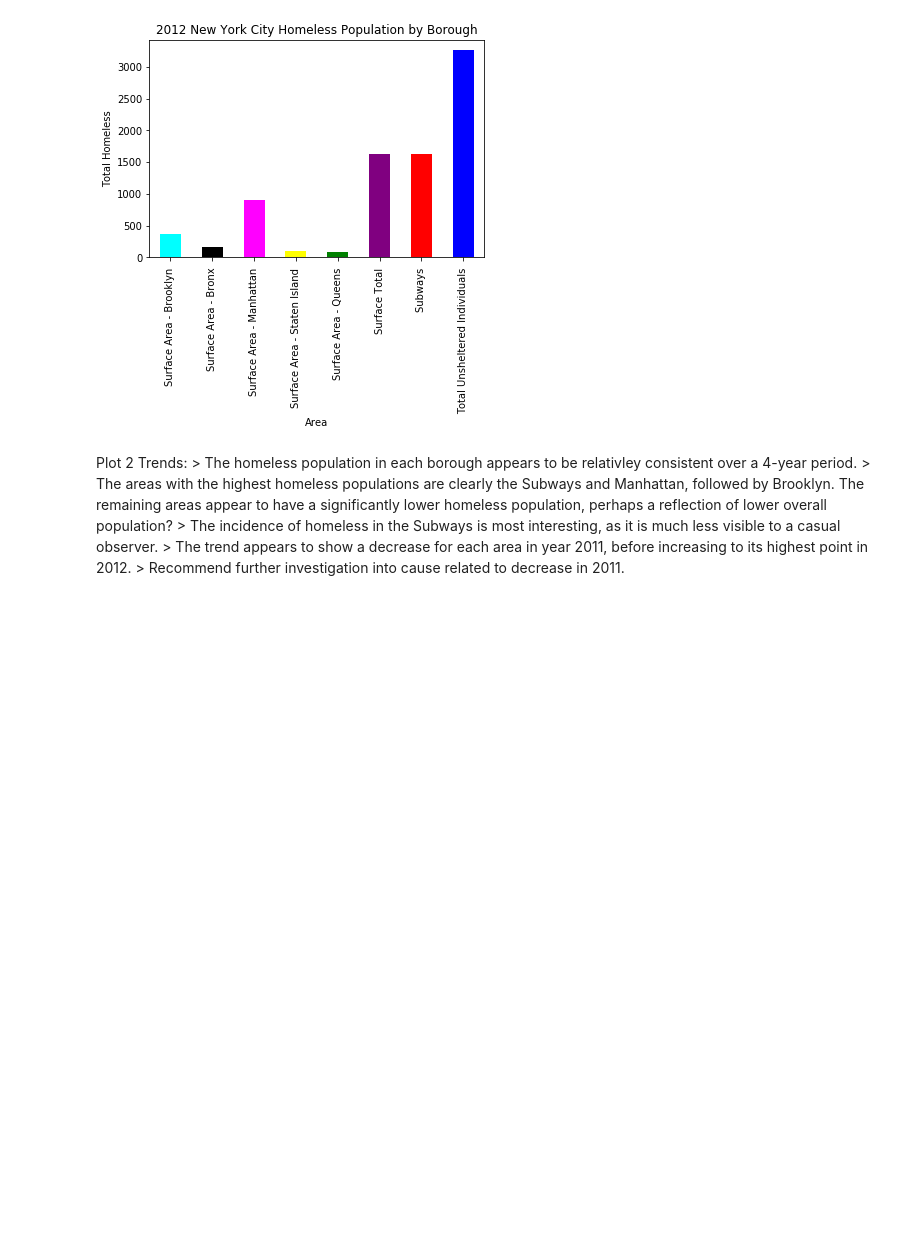
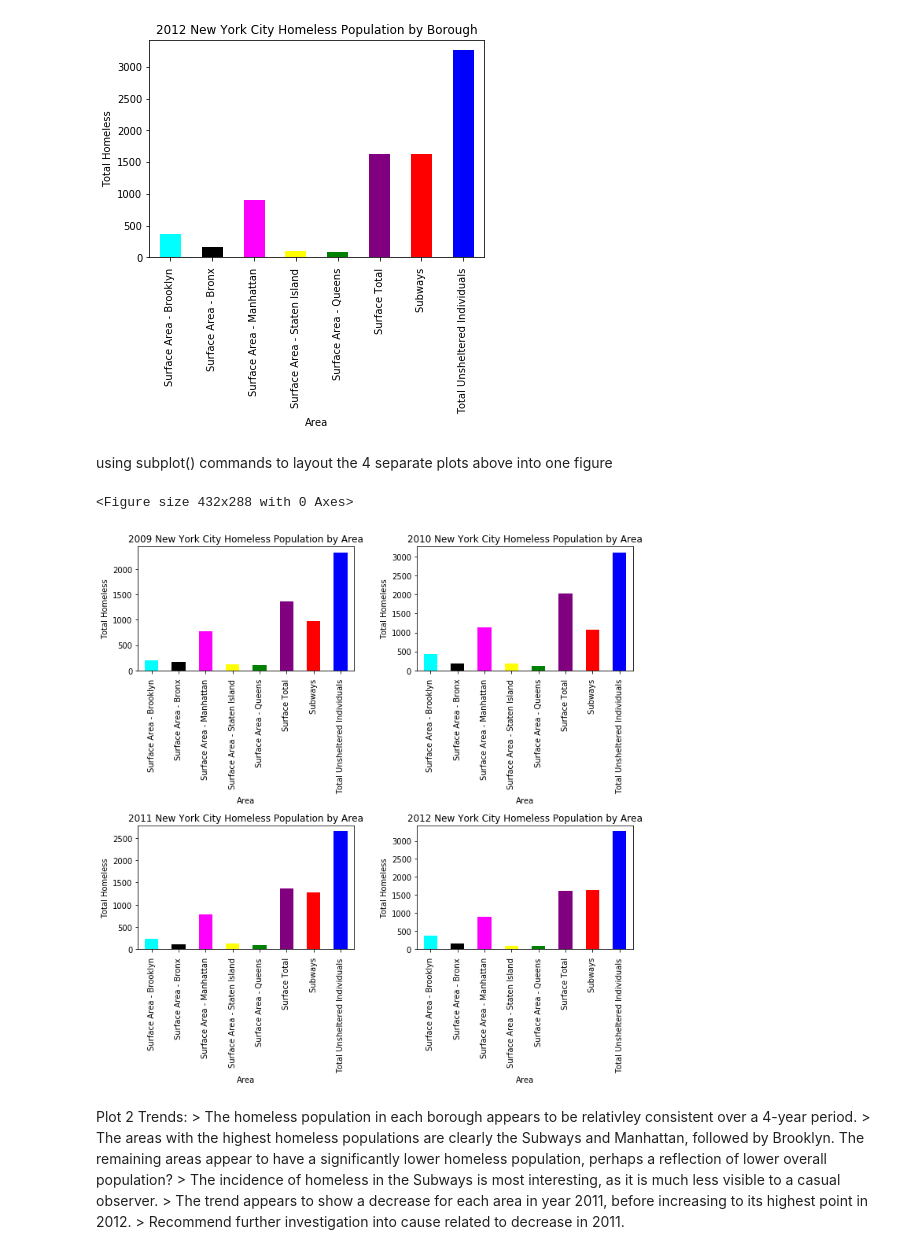
Before and after one commit to kathieking/Thinkful, a Jupyter notebook: plot2_workinprogress.ipynb, the cells around one changed output. Saved outputs shown, nothing was run; the diff lists cells and outputs as text; code cells hidden in the pictures; blank space fills up the shorter version.

```diff
--- a/plot2_workinprogress.ipynb
+++ b/plot2_workinprogress.ipynb
@@ -181,6 +181,46 @@ plt.show()
 # %% [output]
 <Figure size 432x288 with 0 Axes>
 [figure]
+# %% [markdown]
+using subplot() commands to layout the 4 separate plots above into one figure
+# %%
+fig = plt.figure()
+fig, ax = plt.subplots(nrows=2, ncols=2, figsize=(10, 10))
+# ? ax1, ax2, ax3, ax4 = ax.flatten()
+# ? fig, ax_lst = plt.subplots(2, 2)
+color = ['cyan', 'black', 'magenta', 'yellow', 'green', 'purple', 'red', 'blue']
+#area_labels = ['Brooklyn','Bronx', 'Manhattan', 'Staten Island', 'Queens ', 'Surface Total ', 'Subways', 'Total Unsheltered Individuals']
+#ax1.set_xticklabels(area_labels),
+#ax2.set_xticklabels(area_labels),
+#ax3.set_xticklabels(area_labels),
+#ax4.set_xticklabels(area_labels),
+
+
+ax1 = plt.subplot(2, 2, 1)
+df_2009.plot(ax = ax1, kind = 'bar', x = 'Area', y = 'Homeless Estimates', color = color, legend = None)
+plt.ylabel('Total Homeless')
+plt.title('2009 New York City Homeless Population by Area')
+
+ax2 = plt.subplot(2, 2, 2)
+df_2010.plot(ax = ax2, kind = 'bar', x = 'Area', y = 'Homeless Estimates', color = color, legend = None)
+plt.ylabel('Total Homeless')
+plt.title('2010 New York City Homeless Population by Area')
+
+ax3 = plt.subplot(2, 2, 3)
+df_2011.plot(ax = ax3, kind = 'bar', x = 'Area',  y = 'Homeless Estimates', color = color, legend = None)
+plt.ylabel('Total Homeless')
+plt.title('2011 New York City Homeless Population by Area')
+
+ax4 = plt.subplot(2, 2, 4)
+df_2012.plot(ax = ax4, kind = 'bar', x = 'Area', y = 'Homeless Estimates', color = color, legend = None)
+plt.ylabel('Total Homeless')
+plt.title('2012 New York City Homeless Population by Area')
+
+plt.tight_layout()
+plt.show()
+# %% [output]
+<Figure size 432x288 with 0 Axes>
+[figure, added]
 # %% [markdown]
 Plot 2 Trends:
     > The homeless population in each borough appears to be relativley consistent over a 4-year period.
```
Also changed, not shown: parts of 1 cell of this notebook.
